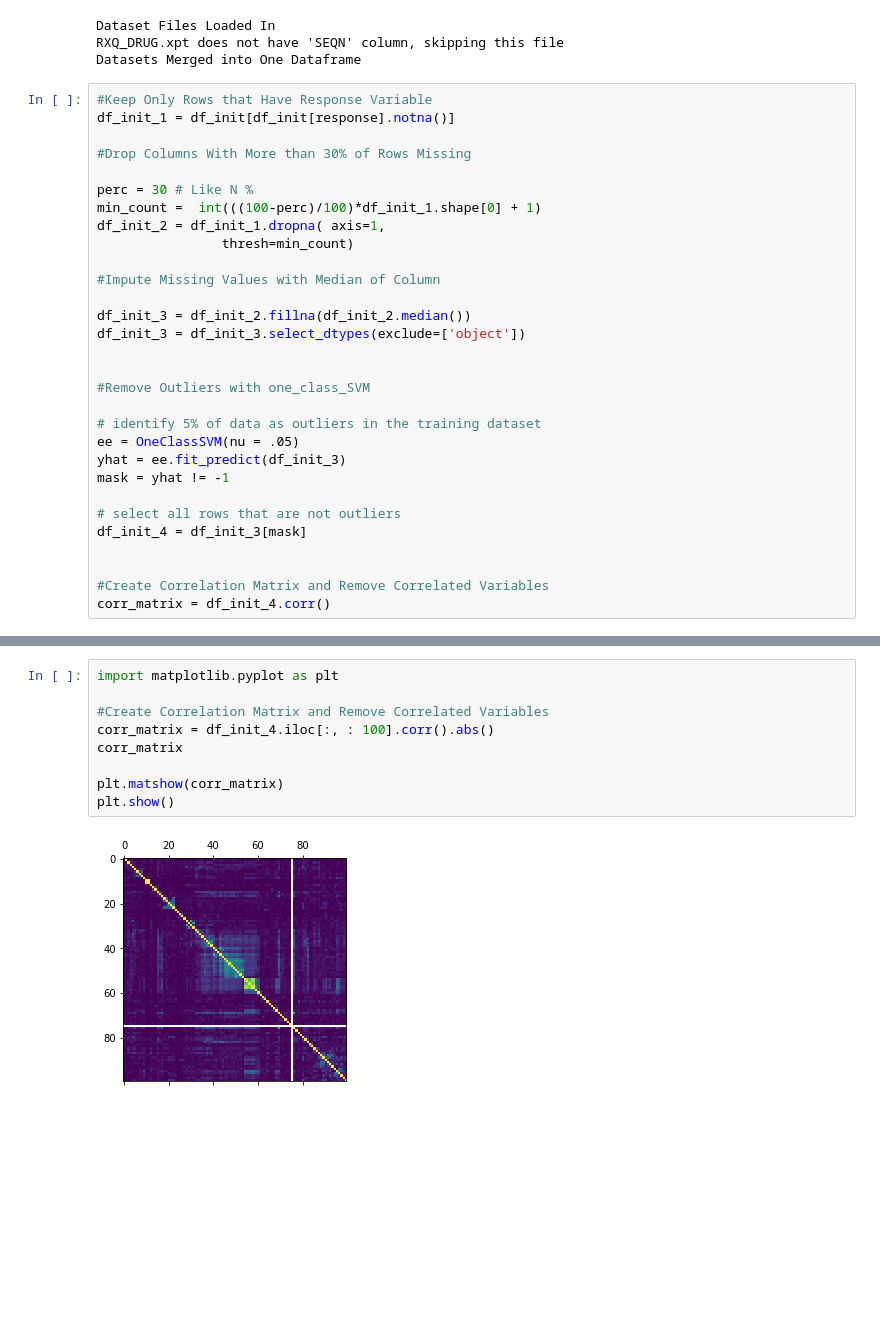
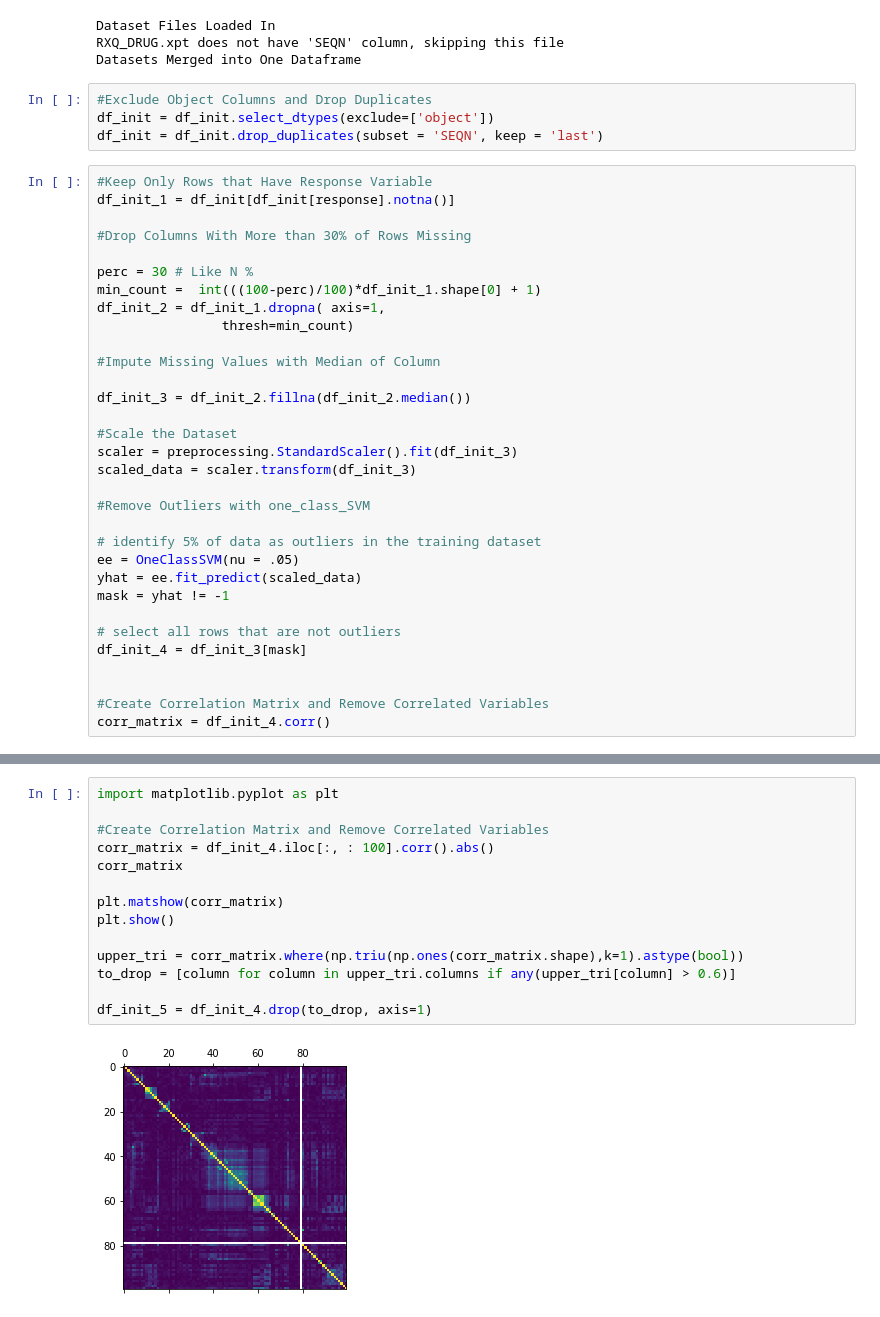
Before and after one commit to nglahani/ML_RPA_Use_Case, a Jupyter notebook: Python/Data_Test.ipynb, the cells around one changed output, grey strips where cells are left out. Saved outputs shown, nothing was run; the diff lists cells and outputs as text; blank space fills up the shorter version.

```diff
--- a/Python/Data_Test.ipynb
+++ b/Python/Data_Test.ipynb
@@ -48,6 +52,10 @@ response = "MCQ220"
 Dataset Files Loaded In
 RXQ_DRUG.xpt does not have 'SEQN' column, skipping this file
 Datasets Merged into One Dataframe
+# %%
+#Exclude Object Columns and Drop Duplicates
+df_init = df_init.select_dtypes(exclude=['object'])
+df_init = df_init.drop_duplicates(subset = 'SEQN', keep = 'last')
 # %%
 #Keep Only Rows that Have Response Variable
 df_init_1 = df_init[df_init[response].notna()]
@@ -62,14 +70,16 @@ df_init_2 = df_init_1.dropna( axis=1,
 #Impute Missing Values with Median of Column
 
 df_init_3 = df_init_2.fillna(df_init_2.median())
-df_init_3 = df_init_3.select_dtypes(exclude=['object'])
 
+#Scale the Dataset
+scaler = preprocessing.StandardScaler().fit(df_init_3)
+scaled_data = scaler.transform(df_init_3)
 
 #Remove Outliers with one_class_SVM
 
 # identify 5% of data as outliers in the training dataset
 ee = OneClassSVM(nu = .05)
-yhat = ee.fit_predict(df_init_3)
+yhat = ee.fit_predict(scaled_data)
 mask = yhat != -1
 
 # select all rows that are not outliers
@@ -95,12 +91,17 @@ corr_matrix = df_init_4.corr()
 # %%
 import matplotlib.pyplot as plt
 
 #Create Correlation Matrix and Remove Correlated Variables
 corr_matrix = df_init_4.iloc[:, : 100].corr().abs()
 corr_matrix
 
 plt.matshow(corr_matrix)
 plt.show()
+
+upper_tri = corr_matrix.where(np.triu(np.ones(corr_matrix.shape),k=1).astype(bool))
+to_drop = [column for column in upper_tri.columns if any(upper_tri[column] > 0.6)]
+
+df_init_5 = df_init_4.drop(to_drop, axis=1)
 # %% [output]
-[figure, old version]
+[figure, new version]
 # %%
```
Also changed, not shown: parts of 7 cells of this notebook.
